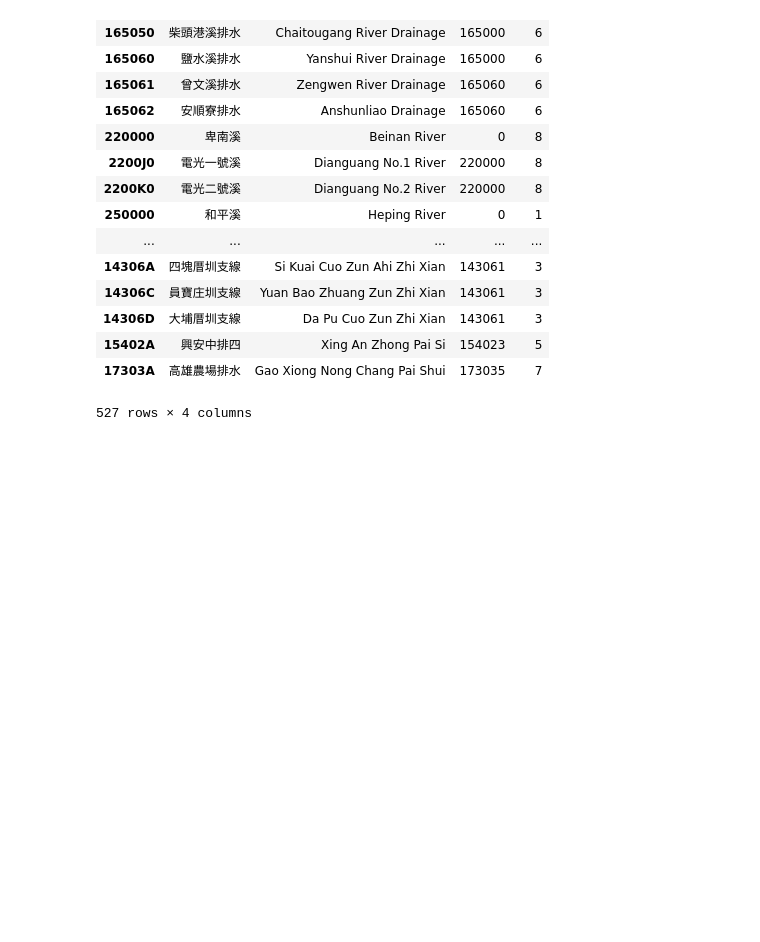
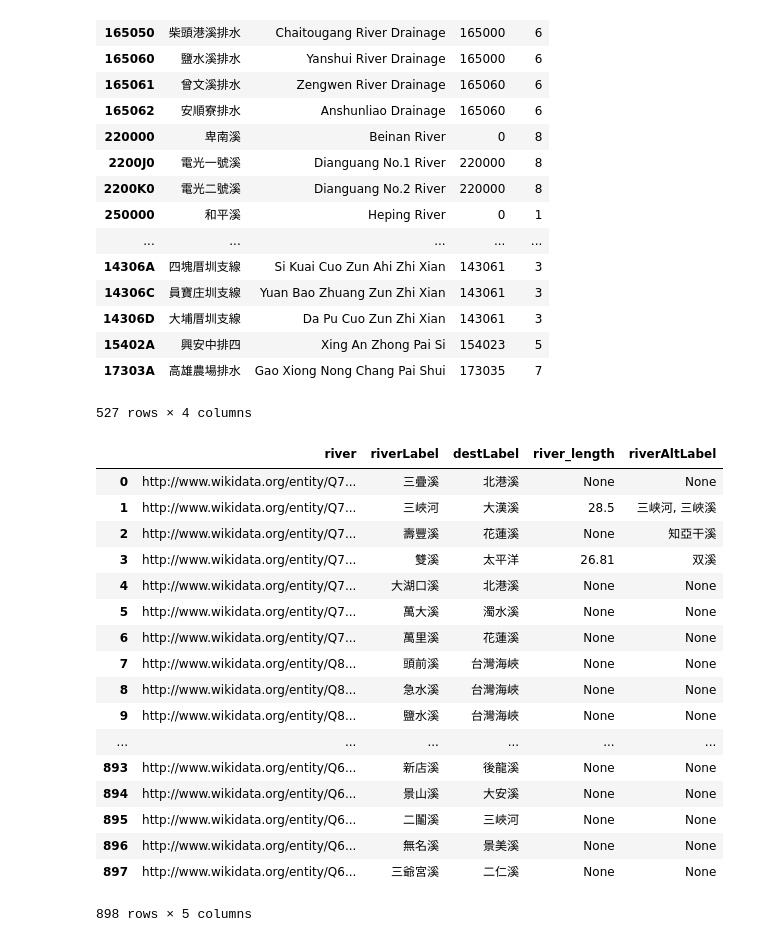
Before and after one commit to Linked-Open-Data-LOD-Taiwan/ontologies, a Jupyter notebook: script/opendata_test.ipynb, the cells around one changed output. Drawn from its saved outputs; the diff is of its cells as text; code cells hidden in the pictures; blank space fills up the shorter version.

```diff
--- a/script/opendata_test.ipynb
+++ b/script/opendata_test.ipynb
@@ -837,3 +841,39 @@ river_df
 | 15402A | 興安中排四 | Xing An Zhong Pai Si | 154023 | 5 |
 | 17303A | 高雄農場排水 | Gao Xiong Nong Chang Pai Shui | 173035 | 7 |
 527 rows × 4 columns
+# %%
+wdMgr=WikiDataMgr()
+query_str= """
+            SELECT DISTINCT ?river ?riverLabel ?destLabel ?river_length ?riverAltLabel WHERE {
+          ?river wdt:P17 wd:Q865;
+            wdt:P31 wd:Q4022.
+            OPTIONAL {?river wdt:P403 ?dest.}
+            OPTIONAL {?river wdt:P2043 ?river_length.}
+
+          SERVICE wikibase:label { bd:serviceParam wikibase:language "zh". }
+        }
+        ORDER BY DESC(?length)
+            """
+wdMgr.wikidata_get('river.json',query_str)
+df=wdMgr.load_json('river.json')
+# %%
+df
+# %% [output]
+|  | river | riverLabel | destLabel | river_length | riverAltLabel |
+| 0 | http://www.wikidata.org/entity/Q7... | 三疊溪 | 北港溪 | None | None |
+| 1 | http://www.wikidata.org/entity/Q7... | 三峽河 | 大漢溪 | 28.5 | 三峡河, 三峽溪 |
+| 2 | http://www.wikidata.org/entity/Q7... | 壽豐溪 | 花蓮溪 | None | 知亞干溪 |
+| 3 | http://www.wikidata.org/entity/Q7... | 雙溪 | 太平洋 | 26.81 | 双溪 |
+| 4 | http://www.wikidata.org/entity/Q7... | 大湖口溪 | 北港溪 | None | None |
+| 5 | http://www.wikidata.org/entity/Q7... | 萬大溪 | 濁水溪 | None | None |
+| 6 | http://www.wikidata.org/entity/Q7... | 萬里溪 | 花蓮溪 | None | None |
+| 7 | http://www.wikidata.org/entity/Q8... | 頭前溪 | 台灣海峽 | None | None |
+| 8 | http://www.wikidata.org/entity/Q8... | 急水溪 | 台灣海峽 | None | None |
+| 9 | http://www.wikidata.org/entity/Q8... | 鹽水溪 | 台灣海峽 | None | None |
+| ... | ... | ... | ... | ... | ... |
+| 893 | http://www.wikidata.org/entity/Q6... | 新店溪 | 後龍溪 | None | None |
+| 894 | http://www.wikidata.org/entity/Q6... | 景山溪 | 大安溪 | None | None |
+| 895 | http://www.wikidata.org/entity/Q6... | 二鬮溪 | 三峽河 | None | None |
+| 896 | http://www.wikidata.org/entity/Q6... | 無名溪 | 景美溪 | None | None |
+| 897 | http://www.wikidata.org/entity/Q6... | 三爺宮溪 | 二仁溪 | None | None |
+898 rows × 5 columns
```
Also changed, not shown: parts of 15 cells of this notebook, 9 other files.
